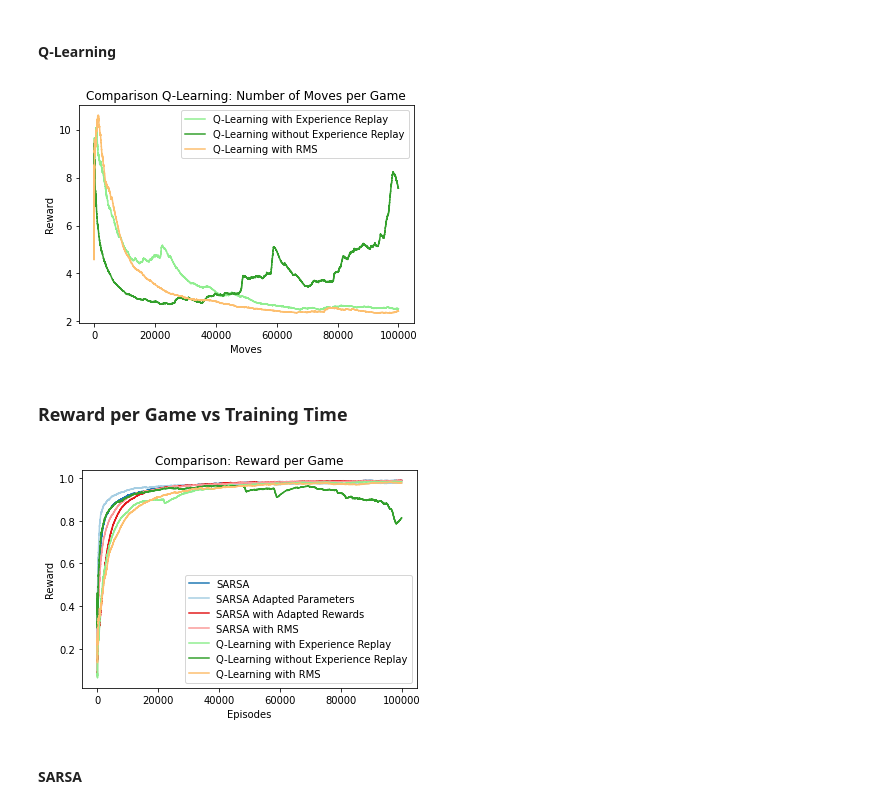
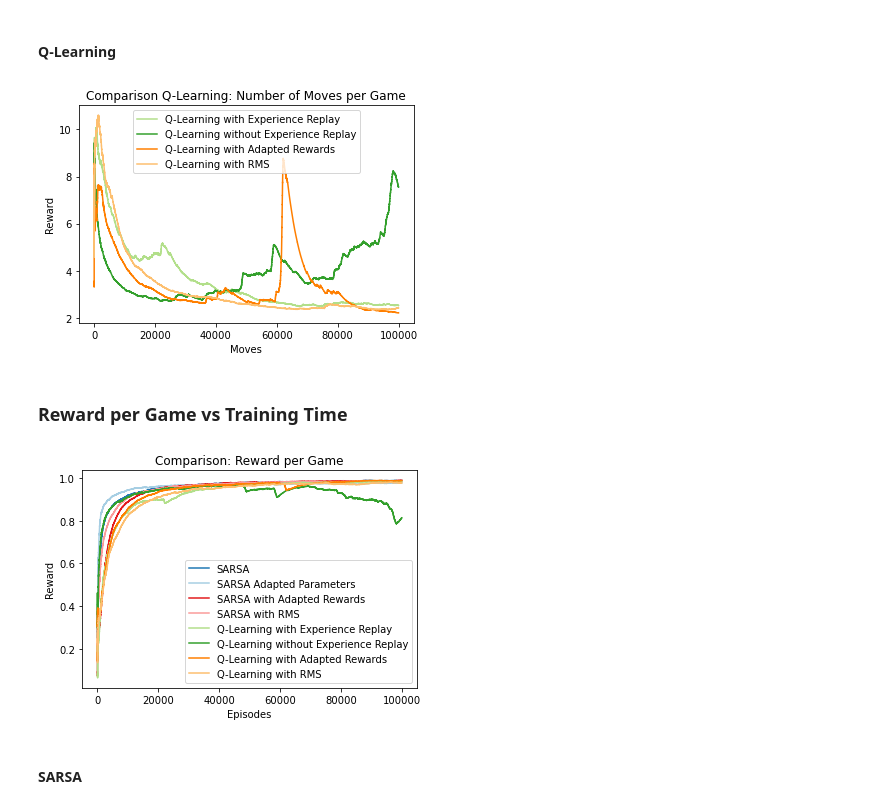
Before and after one commit to ukarag/ReinforcementLearning, a Jupyter notebook: Assignment.ipynb, the cells around one changed output. Drawn from its saved outputs; the diff is of its cells as text; code cells hidden in the pictures.

Commit message:
qlearn adapted reward model

```diff
--- a/Assignment.ipynb
+++ b/Assignment.ipynb
@@ -919,16 +925,16 @@ plt.show()
 # %%
 plt.plot(qlearning_moves_replay[10:], label="Q-Learning with Experience Replay", color=qlearning_replay_color)
 plt.plot(qlearning_moves[10:], label="Q-Learning without Experience Replay", color=qlearning_color)
-#plt.plot(qlearning_moves_replay_adapted_reward[10:], label="Q-Learning with Adapted Rewards", color=qlearning_replay_adapted_color)
+plt.plot(qlearning_moves_replay_adapted_reward[10:], label="Q-Learning with Adapted Rewards", color=qlearning_replay_adapted_color)
 plt.plot(qlearning_moves_replay_rms[10:], label="Q-Learning with RMS", color=qlearning_color_rms)
 plt.xlabel("Moves")
 plt.ylabel("Reward")
 plt.title("Comparison Q-Learning: Number of Moves per Game")
 plt.legend()
 plt.savefig("pdf/moves_qlearning_all_comparison.pdf")
 plt.show()
 # %% [output]
-[figure, old version]
+[figure, new version]
 # %% [markdown]
 ### Reward per Game vs Training Time
 # %%
@@ -938,7 +944,7 @@ plt.plot(sarsa_reward_adapted_reward_div10[10:], label="SARSA with Adapted Rewar
 plt.plot(sarsa_reward_rms[10:], label="SARSA with RMS", color=sarsa_color_rms)
 plt.plot(qlearning_reward_replay[10:], label="Q-Learning with Experience Replay", color=qlearning_replay_color)
 plt.plot(qlearning_reward[10:], label="Q-Learning without Experience Replay", color=qlearning_color)
-#plt.plot(qlearning_reward_replay_adapted_reward[10:], label="Q-Learning with Adapted Rewards", color=qlearning_replay_adapted_color)
+plt.plot(qlearning_reward_replay_adapted_reward_div10[10:], label="Q-Learning with Adapted Rewards", color=qlearning_replay_adapted_color)
 plt.plot(qlearning_reward_replay_rms[10:], label="Q-Learning with RMS", color=qlearning_color_rms)
 plt.xlabel("Episodes")
 plt.ylabel("Reward")
@@ -947,7 +953,7 @@ plt.legend()
 plt.savefig("pdf/reward_comparison.pdf")
 plt.show()
 # %% [output]
-[figure, old version]
+[figure, new version]
 # %% [markdown]
 #### SARSA
 # %%
```
Also changed, not shown: parts of 12 cells of this notebook, 44 other files.
